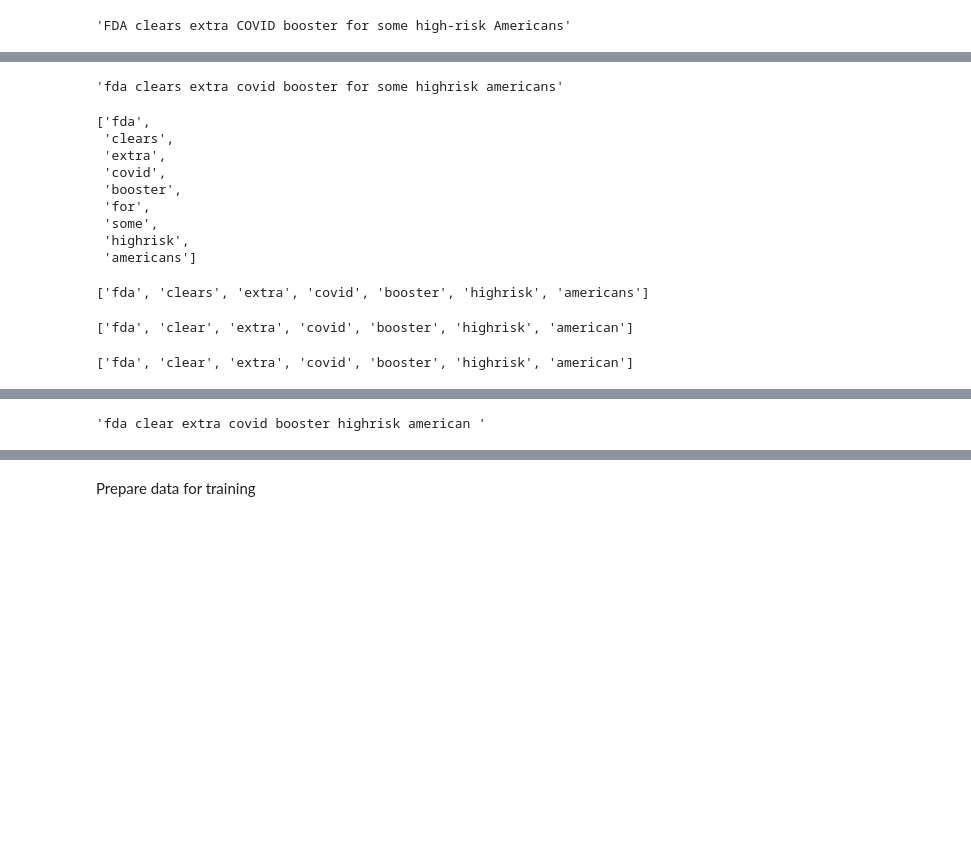
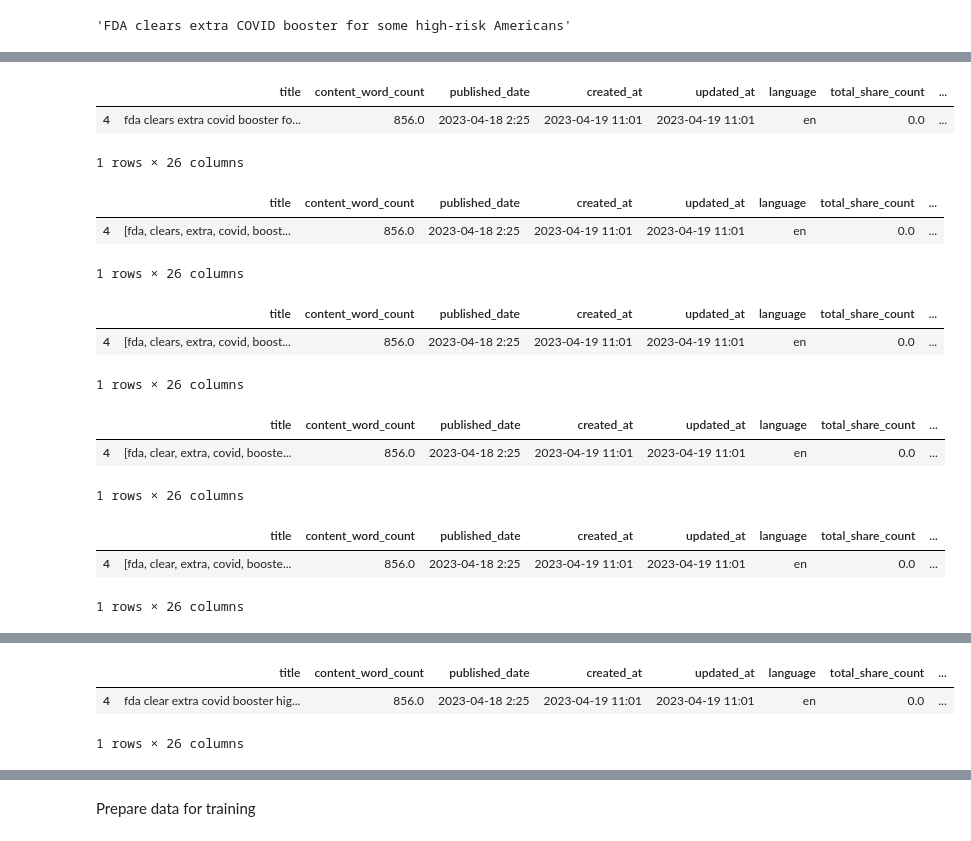
Before and after one commit to JaininV/jainin_ml_projects, a Jupyter notebook: Speech_recognise/main.ipynb, the cells around one changed output, grey strips where cells are left out. Drawn from its saved outputs; the diff is of its cells as text; code cells hidden in the pictures; blank space fills up the shorter version.

```diff
--- a/Speech_recognise/main.ipynb
+++ b/Speech_recognise/main.ipynb
@@ -140,16 +176,23 @@ data['title'][4]
 # %%
 # Convert string in lower form
 def data_lower(txt):
     try:
         x = txt.lower()
         return x
     except Exception as err:
         return f"Error: {err}"
 
 data['title'] = data['title'].apply(lambda i: data_lower(i))
-data['title'][4]
+data['keywords'] = data['keywords'].apply(lambda i: data_lower(i))
+data['entities'] = data['entities'].apply(lambda i: data_lower(i))
+data['keywords_ex'] = data['keywords_ex'].apply(lambda i: data_lower(i))
+data['cities_and_states'] = data['cities_and_states'].apply(lambda i: data_lower(i))
+data['countries'] = data['countries'].apply(lambda i: data_lower(i))
+data.head(1)
 # %% [output]
+|  | title | content_word_count | published_date | created_at | updated_at | language | total_share_count | ... |
+| 4 | fda clears extra covid booster fo... | 856.0 | 2023-04-18 2:25 | 2023-04-19 11:01 | 2023-04-19 11:01 | en | 0.0 | ... |
-'fda clears extra covid booster for some highrisk americans'
+1 rows × 26 columns
 # %%
 # Tokenization of data
 from nltk.tokenize import word_tokenize
@@ -164,17 +207,16 @@ def data_tokenization(txt):
         return err
 
 data['title'] = data['title'].apply(lambda i: data_tokenization(i))
-data['title'][4]
+data['keywords'] = data['keywords'].apply(lambda i: data_tokenization(i))
+data['entities'] = data['entities'].apply(lambda i: data_tokenization(i))
+data['keywords_ex'] = data['keywords_ex'].apply(lambda i: data_tokenization(i))
+data['cities_and_states'] = data['cities_and_states'].apply(lambda i: data_tokenization(i))
+data['countries'] = data['countries'].apply(lambda i: data_tokenization(i))
+data.head(1)
 # %% [output]
+|  | title | content_word_count | published_date | created_at | updated_at | language | total_share_count | ... |
+| 4 | [fda, clears, extra, covid, boost... | 856.0 | 2023-04-18 2:25 | 2023-04-19 11:01 | 2023-04-19 11:01 | en | 0.0 | ... |
-['fda',
- 'clears',
- 'extra',
- 'covid',
- 'booster',
- 'for',
- 'some',
- 'highrisk',
- 'americans']
+1 rows × 26 columns
 # %%
 # remove stop word
 from nltk.corpus import stopwords
@@ -191,9 +233,16 @@ def stopword_removal(txt):
         return err
 
 data['title'] = data['title'].apply(lambda i: stopword_removal(i))
-data['title'][4]
+data['keywords'] = data['keywords'].apply(lambda i: stopword_removal(i))
+data['entities'] = data['entities'].apply(lambda i: stopword_removal(i))
+data['keywords_ex'] = data['keywords_ex'].apply(lambda i: stopword_removal(i))
+data['cities_and_states'] = data['cities_and_states'].apply(lambda i: stopword_removal(i))
+data['countries'] = data['countries'].apply(lambda i: stopword_removal(i))
+data.head(1)
 # %% [output]
+|  | title | content_word_count | published_date | created_at | updated_at | language | total_share_count | ... |
+| 4 | [fda, clears, extra, covid, boost... | 856.0 | 2023-04-18 2:25 | 2023-04-19 11:01 | 2023-04-19 11:01 | en | 0.0 | ... |
-['fda', 'clears', 'extra', 'covid', 'booster', 'highrisk', 'americans']
+1 rows × 26 columns
 # %%
 # Doing stemming for data
 from nltk.stem.porter import PorterStemmer
@@ -210,9 +259,16 @@ def stemming(txt):
         return err
 
 data['title'] = data['title'].apply(lambda i: stemming(i))
-data['title'][4]
+data['keywords'] = data['keywords'].apply(lambda i: stemming(i))
+data['entities'] = data['entities'].apply(lambda i: stemming(i))
+data['keywords_ex'] = data['keywords_ex'].apply(lambda i: stemming(i))
+data['cities_and_states'] = data['cities_and_states'].apply(lambda i: stemming(i))
+data['countries'] = data['countries'].apply(lambda i: stemming(i))
+data.head(1)
 # %% [output]
+|  | title | content_word_count | published_date | created_at | updated_at | language | total_share_count | ... |
+| 4 | [fda, clear, extra, covid, booste... | 856.0 | 2023-04-18 2:25 | 2023-04-19 11:01 | 2023-04-19 11:01 | en | 0.0 | ... |
-['fda', 'clear', 'extra', 'covid', 'booster', 'highrisk', 'american']
+1 rows × 26 columns
 # %%
 # Lemmatization for data
 from nltk.stem import WordNetLemmatizer
@@ -230,9 +286,16 @@ def word_lemmiatization(txt):
         return err
 
 data['title'] = data['title'].apply(lambda i: word_lemmiatization(i))
-data['title'][4]
+data['keywords'] = data['keywords'].apply(lambda i: word_lemmiatization(i))
+data['entities'] = data['entities'].apply(lambda i: word_lemmiatization(i))
+data['keywords_ex'] = data['keywords_ex'].apply(lambda i: word_lemmiatization(i))
+data['cities_and_states'] = data['cities_and_states'].apply(lambda i: word_lemmiatization(i))
+data['countries'] = data['countries'].apply(lambda i: word_lemmiatization(i))
+data.head(1)
 # %% [output]
+|  | title | content_word_count | published_date | created_at | updated_at | language | total_share_count | ... |
+| 4 | [fda, clear, extra, covid, booste... | 856.0 | 2023-04-18 2:25 | 2023-04-19 11:01 | 2023-04-19 11:01 | en | 0.0 | ... |
-['fda', 'clear', 'extra', 'covid', 'booster', 'highrisk', 'american']
+1 rows × 26 columns
 # %%
 from sklearn import preprocessing
 label_prepross = preprocessing.LabelEncoder()
@@ -265,6 +328,13 @@ def array_to_string(txt):
         return err
 
 data['title'] = data['title'].apply(lambda i: array_to_string(i))
-data['title'][4]
+data['keywords'] = data['keywords'].apply(lambda i: array_to_string(i))
+data['entities'] = data['entities'].apply(lambda i: array_to_string(i))
+data['keywords_ex'] = data['keywords_ex'].apply(lambda i: array_to_string(i))
+data['cities_and_states'] = data['cities_and_states'].apply(lambda i: array_to_string(i))
+data['countries'] = data['countries'].apply(lambda i: array_to_string(i))
+data.head(1)
 # %% [output]
+|  | title | content_word_count | published_date | created_at | updated_at | language | total_share_count | ... |
+| 4 | fda clear extra covid booster hig... | 856.0 | 2023-04-18 2:25 | 2023-04-19 11:01 | 2023-04-19 11:01 | en | 0.0 | ... |
-'fda clear extra covid booster highrisk american '
+1 rows × 26 columns
```
Also changed, not shown: parts of 12 cells of this notebook.
